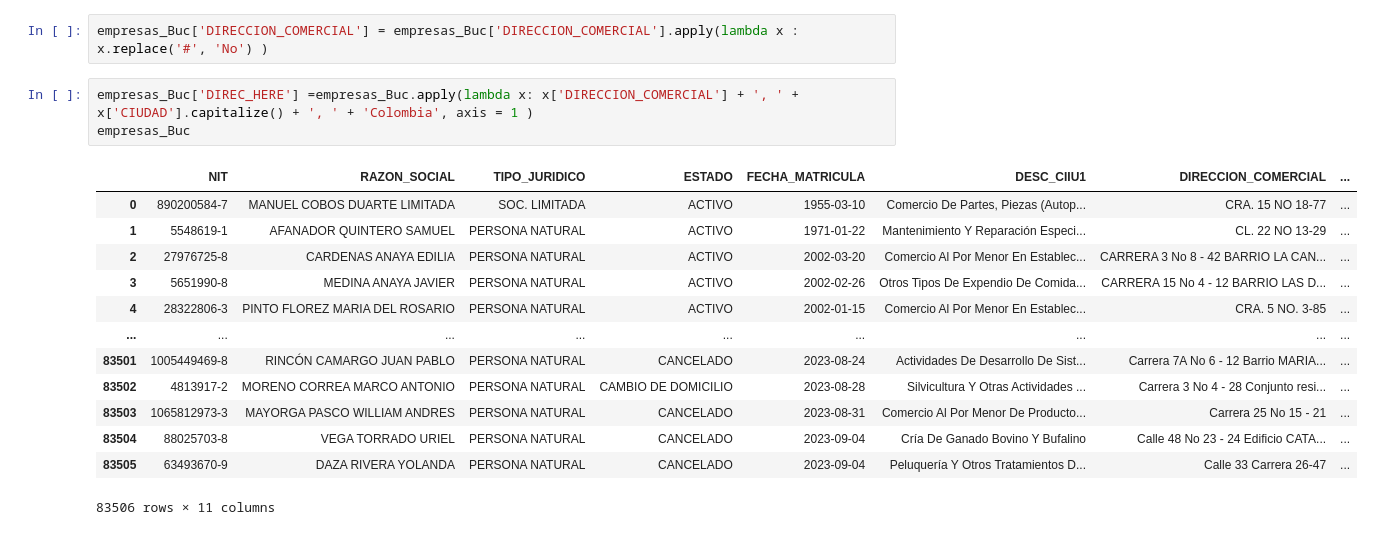
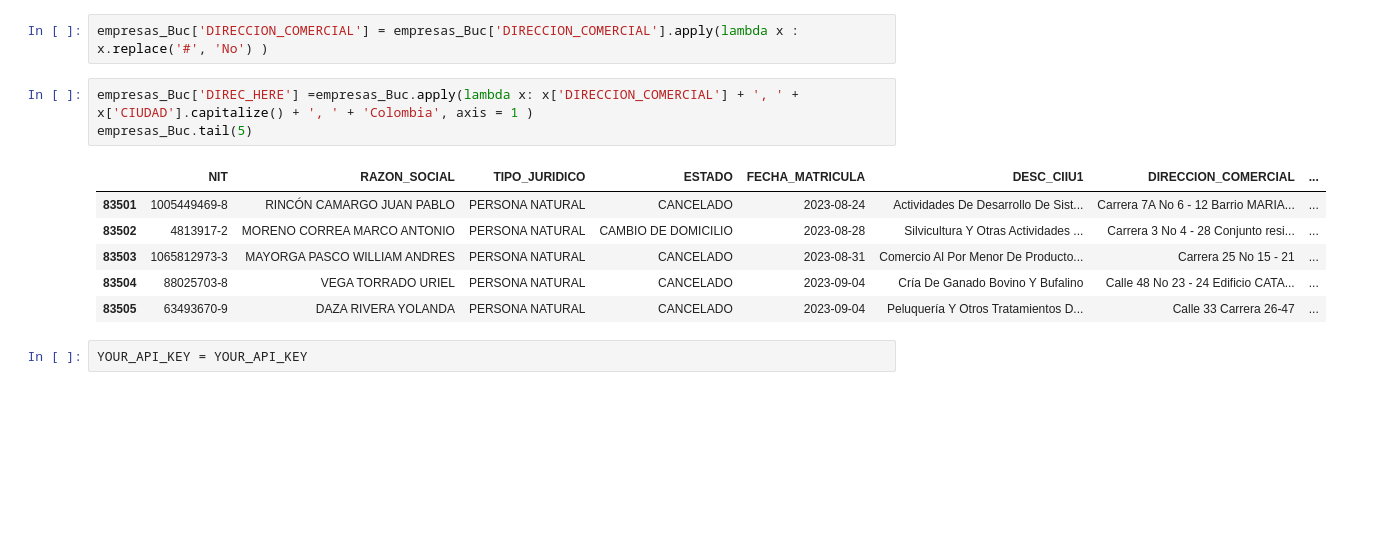
Before and after one commit to adrianferu/empresasCamaraComercioBucaramanga, a Jupyter notebook: camarasComercio.ipynb, the cells around one changed output. Drawn from its saved outputs; the diff is of its cells as text; blank space fills up the shorter version.

```diff
--- a/camarasComercio.ipynb
+++ b/camarasComercio.ipynb
@@ -200,18 +201,13 @@ Para este paso-posiblemente el más importante- vamos a usar la API de here para
 empresas_Buc['DIRECCION_COMERCIAL'] = empresas_Buc['DIRECCION_COMERCIAL'].apply(lambda x : x.replace('#', 'No') )
 # %%
 empresas_Buc['DIREC_HERE'] =empresas_Buc.apply(lambda x: x['DIRECCION_COMERCIAL'] + ', ' + x['CIUDAD'].capitalize() + ', ' + 'Colombia', axis = 1 )
-empresas_Buc
+empresas_Buc.tail(5)
 # %% [output]
 |  | NIT | RAZON_SOCIAL | TIPO_JURIDICO | ESTADO | FECHA_MATRICULA | DESC_CIIU1 | DIRECCION_COMERCIAL | ... |
-| 0 | 890200584-7 | MANUEL COBOS DUARTE LIMITADA | SOC. LIMITADA | ACTIVO | 1955-03-10 | Comercio De Partes, Piezas (Autop... | CRA. 15 NO 18-77 | ... |
-| 1 | 5548619-1 | AFANADOR QUINTERO SAMUEL | PERSONA NATURAL | ACTIVO | 1971-01-22 | Mantenimiento Y Reparación Especi... | CL. 22 NO 13-29 | ... |
-| 2 | 27976725-8 | CARDENAS ANAYA EDILIA | PERSONA NATURAL | ACTIVO | 2002-03-20 | Comercio Al Por Menor En Establec... | CARRERA 3 No 8 - 42 BARRIO LA CAN... | ... |
-| 3 | 5651990-8 | MEDINA ANAYA JAVIER | PERSONA NATURAL | ACTIVO | 2002-02-26 | Otros Tipos De Expendio De Comida... | CARRERA 15 No 4 - 12 BARRIO LAS D... | ... |
-| 4 | 28322806-3 | PINTO FLOREZ MARIA DEL ROSARIO | PERSONA NATURAL | ACTIVO | 2002-01-15 | Comercio Al Por Menor En Establec... | CRA. 5 NO. 3-85 | ... |
-| ... | ... | ... | ... | ... | ... | ... | ... | ... |
 | 83501 | 1005449469-8 | RINCÓN CAMARGO JUAN PABLO | PERSONA NATURAL | CANCELADO | 2023-08-24 | Actividades De Desarrollo De Sist... | Carrera 7A No 6 - 12 Barrio MARIA... | ... |
 | 83502 | 4813917-2 | MORENO CORREA MARCO ANTONIO | PERSONA NATURAL | CAMBIO DE DOMICILIO | 2023-08-28 | Silvicultura Y Otras Actividades ... | Carrera 3 No 4 - 28 Conjunto resi... | ... |
 | 83503 | 1065812973-3 | MAYORGA PASCO WILLIAM ANDRES | PERSONA NATURAL | CANCELADO | 2023-08-31 | Comercio Al Por Menor De Producto... | Carrera 25 No 15 - 21 | ... |
 | 83504 | 88025703-8 | VEGA TORRADO URIEL | PERSONA NATURAL | CANCELADO | 2023-09-04 | Cría De Ganado Bovino Y Bufalino | Calle 48 No 23 - 24 Edificio CATA... | ... |
 | 83505 | 63493670-9 | DAZA RIVERA YOLANDA | PERSONA NATURAL | CANCELADO | 2023-09-04 | Peluquería Y Otros Tratamientos D... | Calle 33 Carrera 26-47 | ... |
-83506 rows × 11 columns
+# %%
+YOUR_API_KEY = YOUR_API_KEY
```
Also changed, not shown: parts of 5 cells of this notebook.
